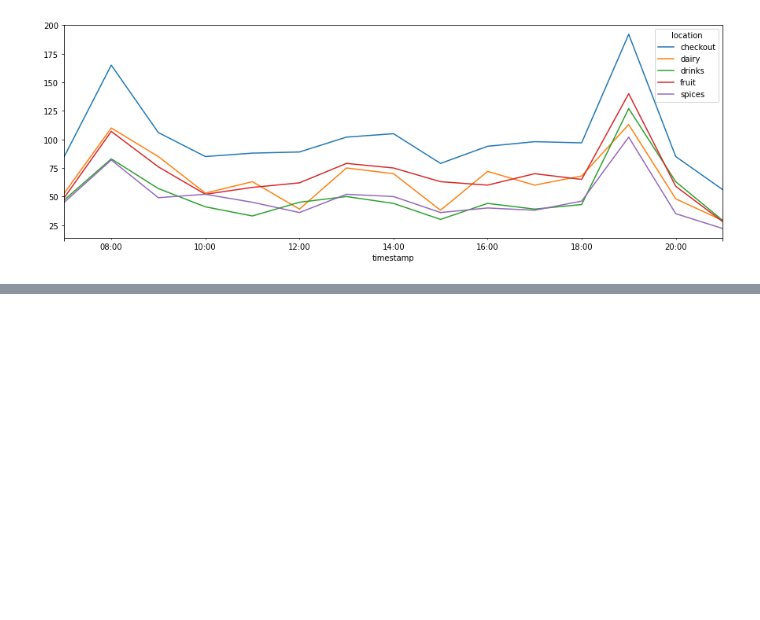
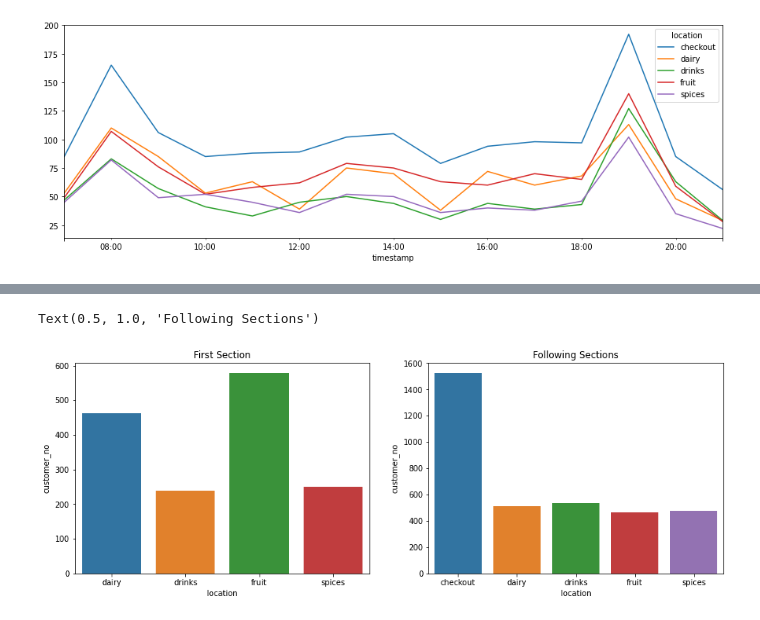
Before and after one commit to chinhdothi/Supermarket-project, a Jupyter notebook: Data Exploration.ipynb, the cells around one changed output, grey strips where cells are left out. Drawn from its saved outputs; the diff is of its cells as text; code cells hidden in the pictures; blank space fills up the shorter version.

```diff
--- a/Data Exploration.ipynb
+++ b/Data Exploration.ipynb
@@ -91,0 +149,3 @@ location_per_h.unstack(0).plot()
+# %%
+wed['first'] = wed.duplicated('customer_no')
+wed.head()
@@ -91,0 +160,14 @@ location_per_h.unstack(0).plot()
+# %%
+first = wed[wed['first'] == False]
+follow = wed[wed['first'] == True]
+# %%
+first_group = first.groupby('location').count()
+following_group = follow.groupby('location').count()
+# %%
+# no one went straight to checkout
+fig, ax =plt.subplots(1,2, figsize=(15,5))
+sns.barplot(first_group.index, first_group['customer_no'], ax=ax[0]).set_title('First Section')
+sns.barplot(following_group.index, following_group['customer_no'], ax=ax[1]).set_title('Following Sections')
+# %% [output]
+Text(0.5, 1.0, 'Following Sections')
+[figure, added]
```
Also changed, not shown: parts of 20 cells of this notebook.
